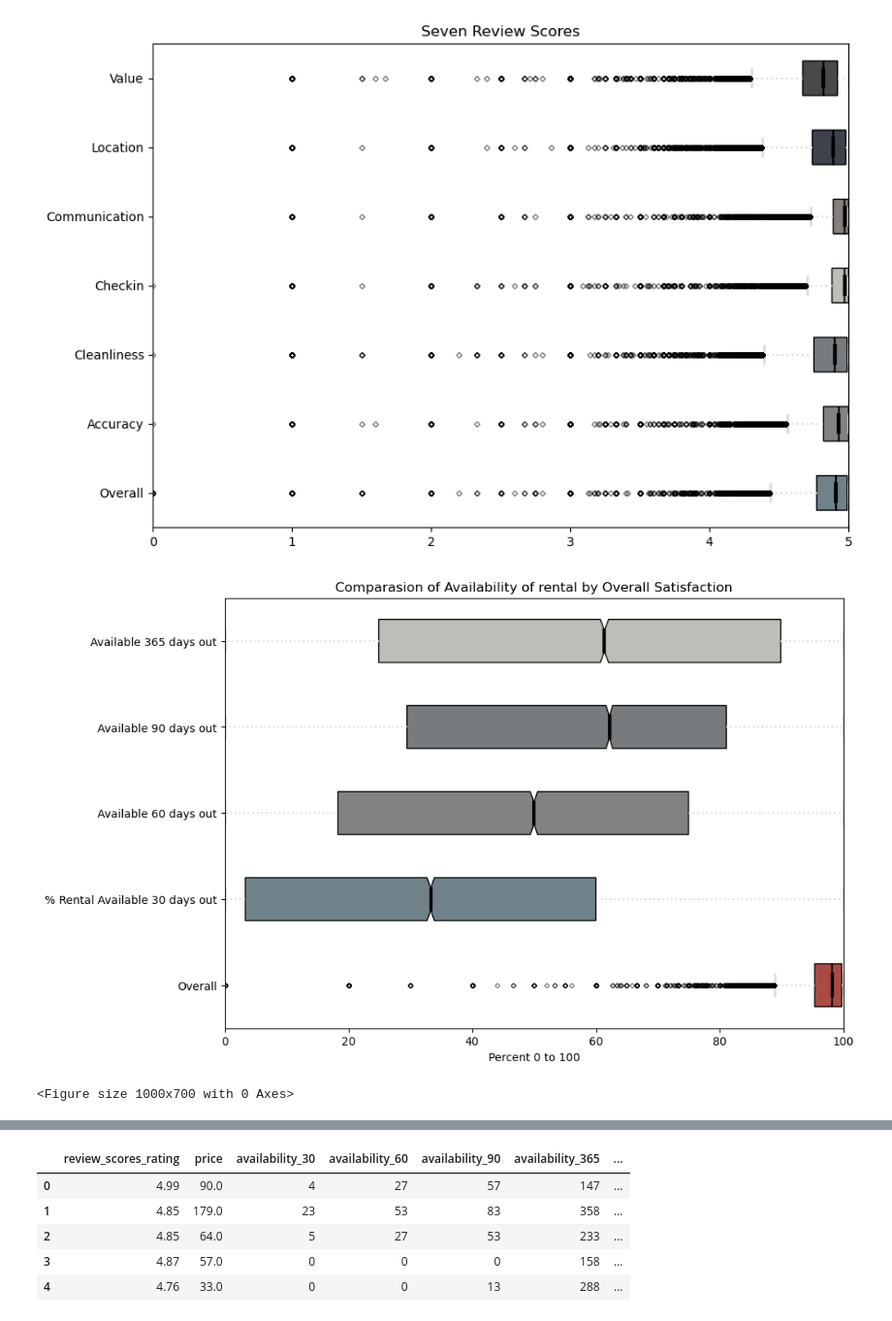
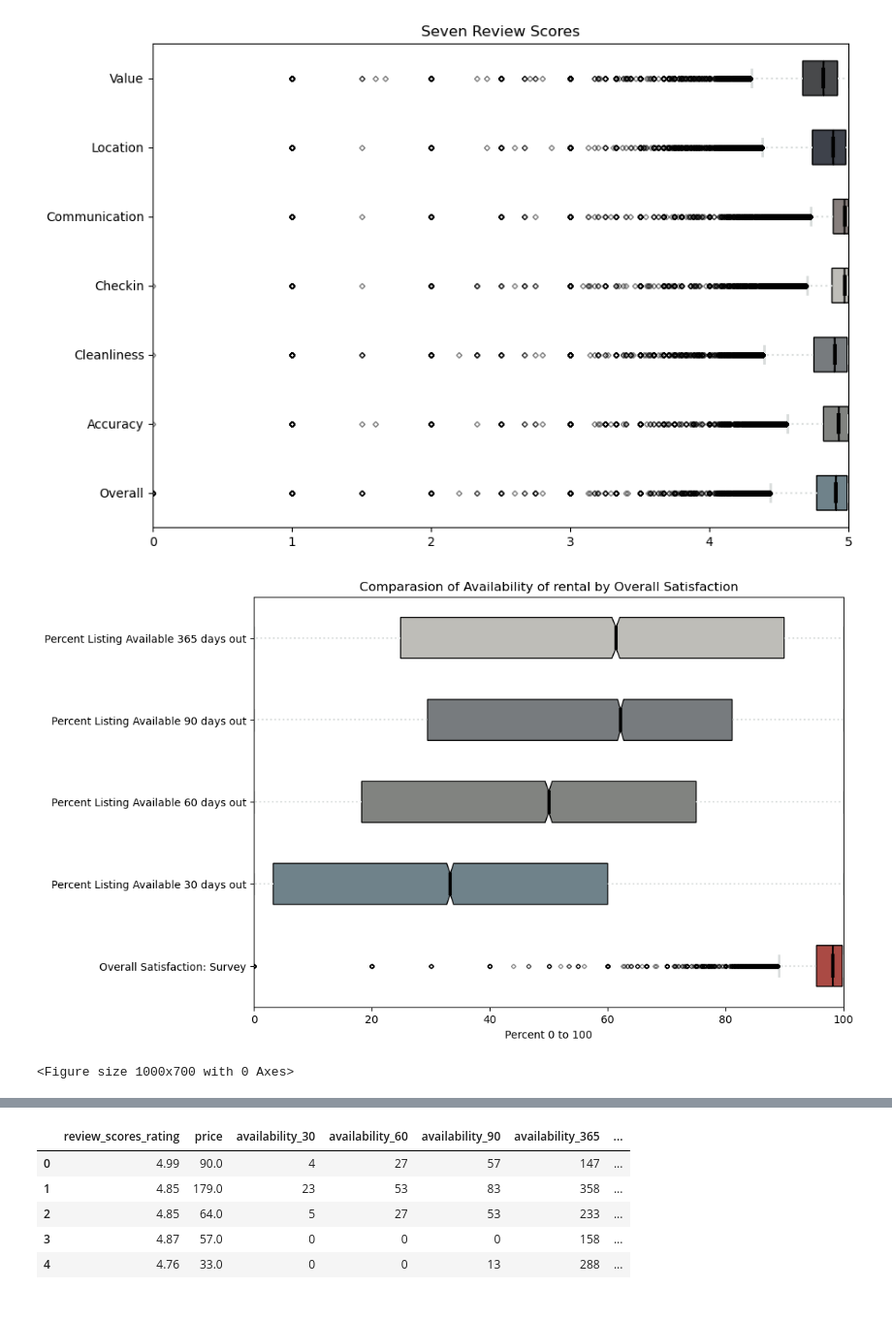
Before and after one commit to bmckimmy/Panda-o-rama, a Jupyter notebook: JZD_files/JZD_Overall_Rating.ipynb, the cells around one changed output, grey strips where cells are left out. Shown at 97% size. Cells and saved outputs as stored; diff of their text form; code cells hidden in the pictures.

Commit message:
Exploring one more graph and updating y axis with correct names - histo

```diff
--- a/JZD_files/Overall_Rating-arrival-of-the-birds.ipynb
+++ b/JZD_files/JZD_Overall_Rating.ipynb
@@ -316,34 +316,35 @@ ax.set_xlim(0, 100)
 
 # these are HEX colors you can look up online
 colors = ['#AA4A44','#6f828a', '#818380', '#777b7e', '#bebdb8']
 
 for patch, color in zip(bp['boxes'], colors):
     patch.set_facecolor(color)
 
 for whisker in bp['whiskers']:
     whisker.set(color='#d9dddc', linewidth=1.5, linestyle=':')
 
 for cap in bp['caps']:
     cap.set(color='#d9dddc', linewidth=2)
 
 for median in bp['medians']:
     median.set(color='black', linewidth=3)
 
 for flier in bp['fliers']:
     flier.set(marker='D', color='#d9dddc', alpha=0.5, markersize = 3)
 
-ax.set_yticklabels(["Overall", "% Rental Available 30 days out",
-    "Available 60 days out", "Available 90 days out", "Available 365 days out"])
+ax.set_yticklabels(["Overall Satisfaction: Survey", "Percent Listing Available 30 days out",
+    "Percent Listing Available 60 days out", "Percent Listing Available 90 days out",
+    "Percent Listing Available 365 days out"])
 
 plt.title("Comparasion of Availability of rental by Overall Satisfaction")
 ax.set_xlabel("Percent 0 to 100")
 ax.get_yaxis().tick_left()
 
 fig_hist = plt.figure(figsize=(10, 7))
 # Save the figure as a PNG file
 fig_hist.savefig("Histo_avail.png")
 
 plt.show()
 # %% [output]
-[figure, old version]
+[figure, new version]
 <Figure size 1000x700 with 0 Axes>
```
Also changed, not shown: parts of 1 cell of this notebook, 2 other files.
